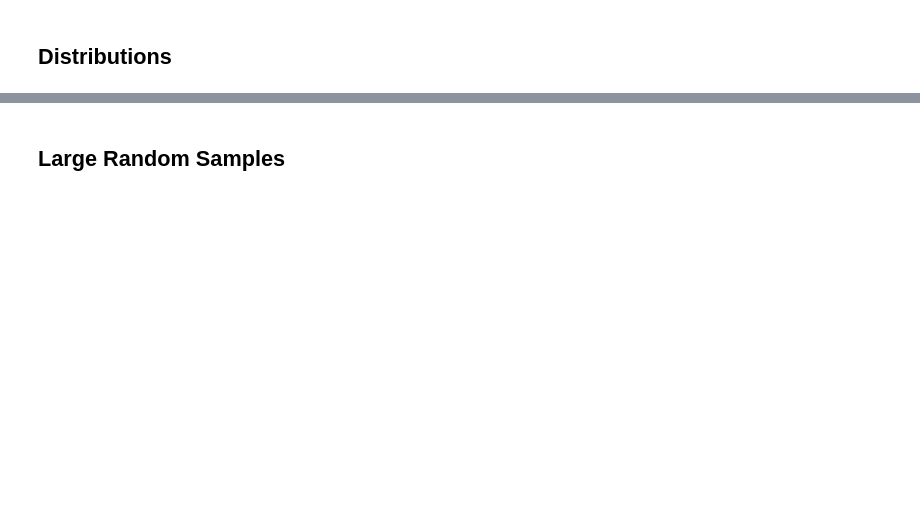
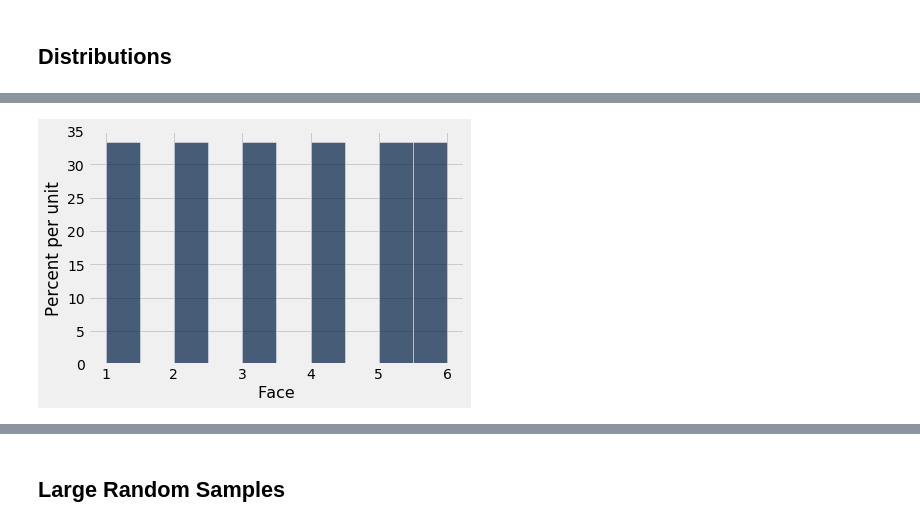
Before and after one commit to data-8/materials-sp19, a Jupyter notebook: lec/lec15.ipynb, the cells around one changed output, grey strips where cells are left out. Drawn from its saved outputs; the diff is of its cells as text; code cells hidden in the pictures; blank space fills up the shorter version.

```diff
--- a/lec/lec15.ipynb
+++ b/lec/lec15.ipynb
@@ -30,2 +115,6 @@ die
+# %%
+die.hist()
+# %% [output]
+[figure, added]
 # %%
 roll_bins = np.arange(0.5, 6.6, 1)
```
Also changed, not shown: parts of 28 cells of this notebook.
